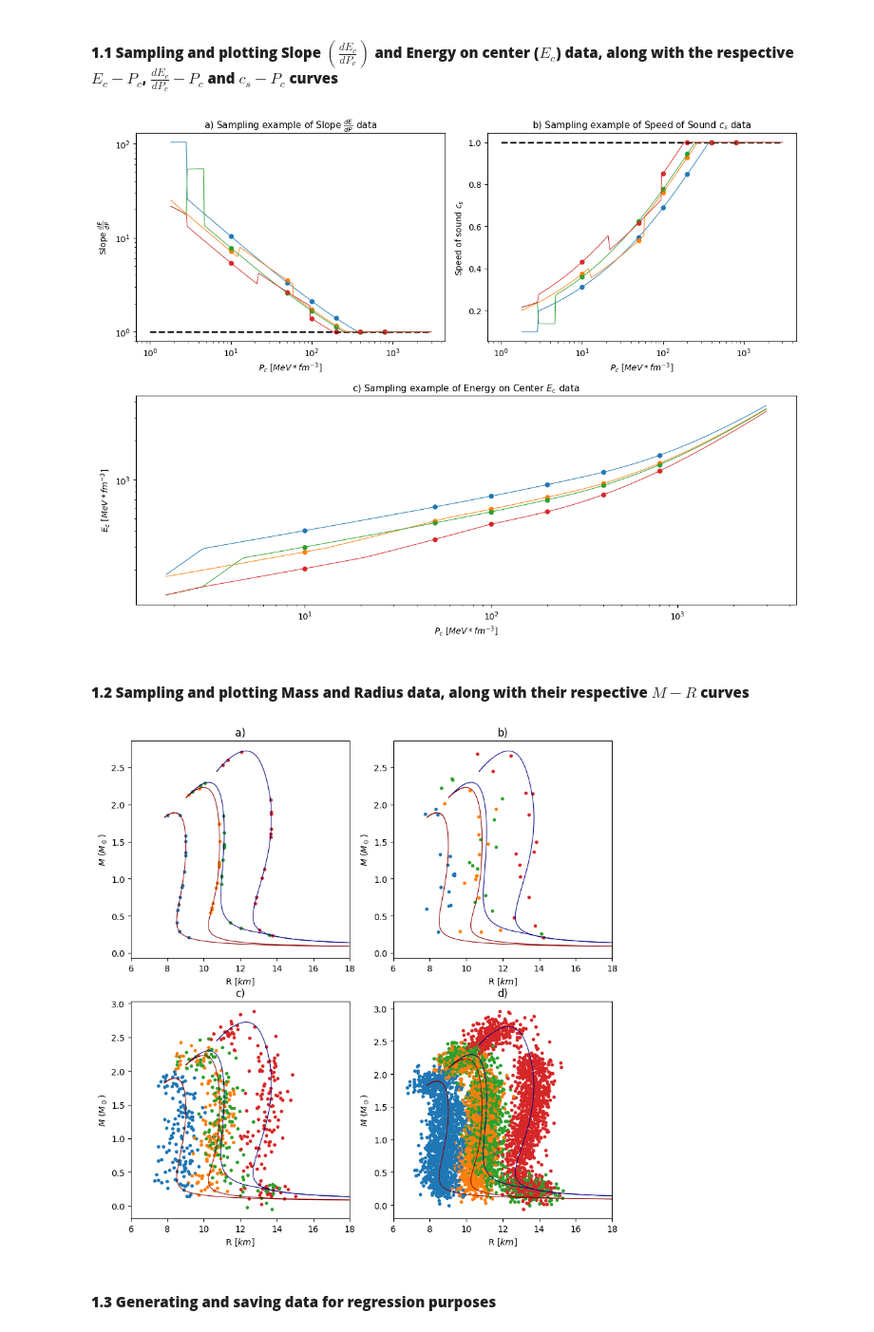
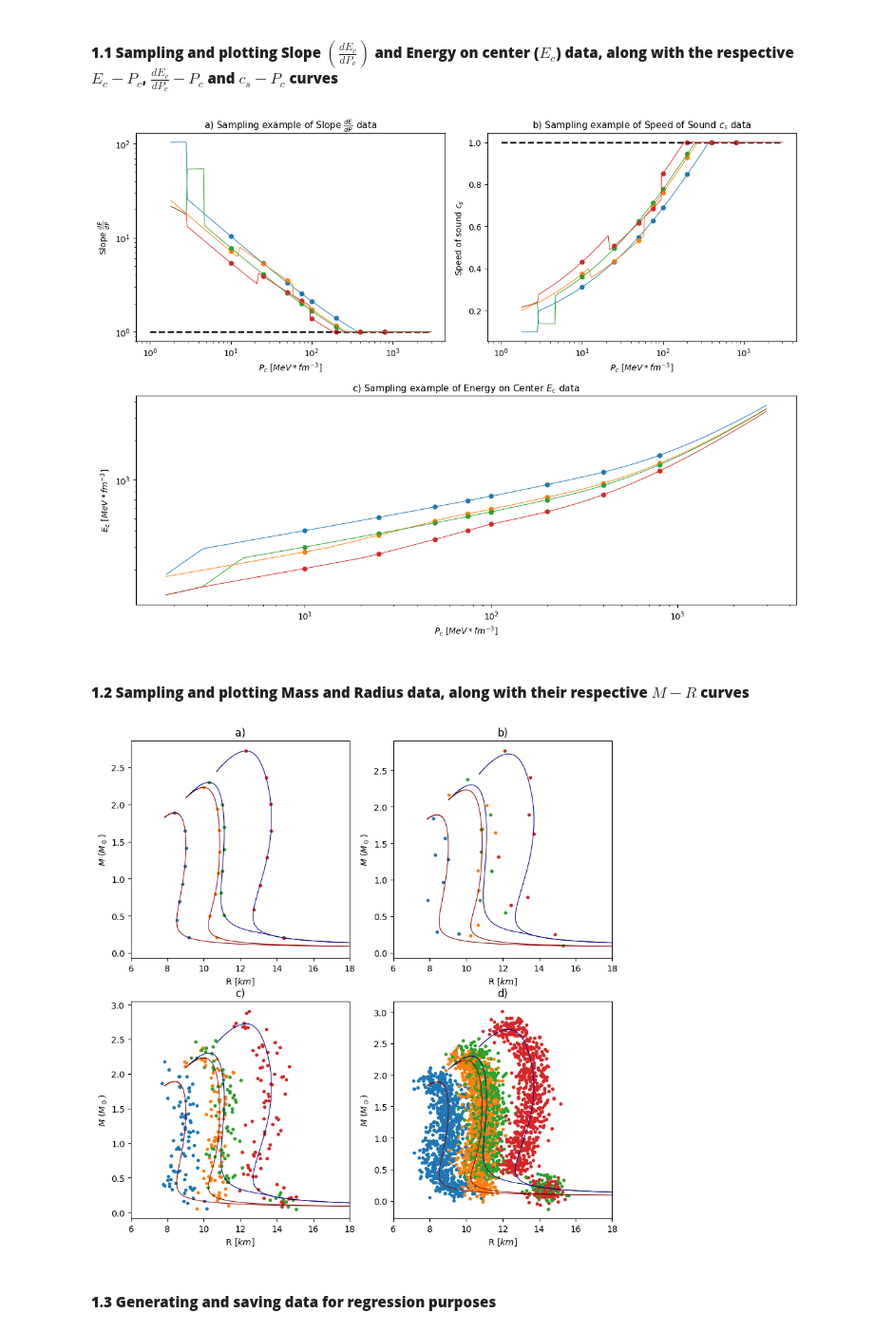
Before and after one commit to istergak/MSc-Computational-Physics-AUTH, a Jupyter notebook: Thesis - ML and ANNs regression models for Exotic Star's EOSs/Part 2 - Handling the TOV equations solution data for Exotic Stars/ExoticStarsResults_2.ipynb, the cells around one changed output. Shown at 95% size. Cells and saved outputs as stored; diff of their text form; code cells hidden in the pictures.

```diff
--- a/Thesis - ML and ANNs regression models for Exotic Star's EOSs/Part 2 - Handling the TOV equations solution data for Exotic Stars/ExoticStarsResults_2.ipynb
+++ b/Thesis - ML and ANNs regression models for Exotic Star's EOSs/Part 2 - Handling the TOV equations solution data for Exotic Stars/ExoticStarsResults_2.ipynb
@@ -38,7 +38,7 @@ axis_sample_cs_NS = plt.subplot2grid((2,2),(0,1))
 axis_sample_energy_NS = plt.subplot2grid((2,2),(1,0),colspan=2)
 
 # Pressure points, on which the values of Slope (dE_dP) and Energy density will be collected
-pressure_points = [10,50,100,200,400,800]
+pressure_points = [10,25,50,75,100,200,400,800]
 
 # Sampling Slope (dE_dP) and Energy density data without observational noise (1 sample per EOS curve)
 slope_sample_HLPS2_ADDDL,energy_sample_HLPS2_ADDDL= polyNSdata().sample_EOS("HLPS-2_ADDDL_sol.csv",Pc_points=pressure_points,noiseSl_mv=0,noiseSl_std=0,noiseEc_mv=0,noiseEc_std=0)
@@ -126,18 +126,19 @@ axes_sample_EOS_NS.set_yticks([])
 plt.tight_layout()
 plt.show()
 # %% [output]
-[figure, old version]
+[figure, new version]
 # %% [markdown]
 #### **1.2 Sampling and plotting  Mass and Radius data, along with their respective $M-R$ curves**
 # %%
 # Defining the figure and the axes
 fig_sample_MR_NS,axes_sample_MR_NS = plt.subplots(2,2,figsize=(10,10))
+points_mr = 8
 
 # Sampling Mass and Radius data without observational noise (1 sample per M-R curve)
-mass_sample_HLPS2_ADDDL_1,radius_sample_HLPS2_ADDDL_1 = polyNSdata().sample_MR("HLPS-2_ADDDL_sol.csv",850,0.2,[3,3,3,3,3],noiseM_std=0,noiseR_std=0)
-mass_sample_HLPS2_DCDCL_1,radius_sample_HLPS2_DCDCL_1 = polyNSdata().sample_MR("HLPS-2_DCDCL_sol.csv",850,0.2,[3,3,3,3,3],noiseM_std=0,noiseR_std=0)
-mass_sample_HLPS3_ADDDL_1,radius_sample_HLPS3_ADDDL_1 = polyNSdata().sample_MR("HLPS-3_ADDDL_sol.csv",850,0.2,[3,3,3,3,3],noiseM_std=0,noiseR_std=0)
-mass_sample_HLPS3_DCDCL_1,radius_sample_HLPS3_DCDCL_1 = polyNSdata().sample_MR("HLPS-3_DCDCL_sol.csv",850,0.2,[3,3,3,3,3],noiseM_std=0,noiseR_std=0)
+mass_sample_HLPS2_ADDDL_1,radius_sample_HLPS2_ADDDL_1 = polyNSdata().sample_MR("HLPS-2_ADDDL_sol.csv",850,0.2,points_mr,noiseM_std=0,noiseR_std=0)
+mass_sample_HLPS2_DCDCL_1,radius_sample_HLPS2_DCDCL_1 = polyNSdata().sample_MR("HLPS-2_DCDCL_sol.csv",850,0.2,points_mr,noiseM_std=0,noiseR_std=0)
+mass_sample_HLPS3_ADDDL_1,radius_sample_HLPS3_ADDDL_1 = polyNSdata().sample_MR("HLPS-3_ADDDL_sol.csv",850,0.2,points_mr,noiseM_std=0,noiseR_std=0)
+mass_sample_HLPS3_DCDCL_1,radius_sample_HLPS3_DCDCL_1 = polyNSdata().sample_MR("HLPS-3_DCDCL_sol.csv",850,0.2,points_mr,noiseM_std=0,noiseR_std=0)
 
 # Plotting these sampling data without observational noise
 axes_sample_MR_NS[0,0].plot(radius_sample_HLPS2_ADDDL_1,mass_sample_HLPS2_ADDDL_1,".")
@@ -161,10 +162,10 @@ axes_sample_MR_NS[0,0].set_xbound([6,18])
 
 
 # Sampling Mass and Radius data with observational noise (1 sample per M-R curve)
-mass_sample_HLPS2_ADDDL_1n,radius_sample_HLPS2_ADDDL_1n = polyNSdata().sample_MR("HLPS-2_ADDDL_sol.csv",850,0.2,[3,3,3,3,3],noiseM_std=0.1,noiseR_std=0.5)
-mass_sample_HLPS2_DCDCL_1n,radius_sample_HLPS2_DCDCL_1n = polyNSdata().sample_MR("HLPS-2_DCDCL_sol.csv",850,0.2,[3,3,3,3,3],noiseM_std=0.1,noiseR_std=0.5)
-mass_sample_HLPS3_ADDDL_1n,radius_sample_HLPS3_ADDDL_1n = polyNSdata().sample_MR("HLPS-3_ADDDL_sol.csv",850,0.2,[3,3,3,3,3],noiseM_std=0.1,noiseR_std=0.5)
-mass_sample_HLPS3_DCDCL_1n,radius_sample_HLPS3_DCDCL_1n = polyNSdata().sample_MR("HLPS-3_DCDCL_sol.csv",850,0.2,[3,3,3,3,3],noiseM_std=0.1,noiseR_std=0.5)
+mass_sample_HLPS2_ADDDL_1n,radius_sample_HLPS2_ADDDL_1n = polyNSdata().sample_MR("HLPS-2_ADDDL_sol.csv",850,0.2,points_mr,noiseM_std=0.1,noiseR_std=0.5)
+mass_sample_HLPS2_DCDCL_1n,radius_sample_HLPS2_DCDCL_1n = polyNSdata().sample_MR("HLPS-2_DCDCL_sol.csv",850,0.2,points_mr,noiseM_std=0.1,noiseR_std=0.5)
+mass_sample_HLPS3_ADDDL_1n,radius_sample_HLPS3_ADDDL_1n = polyNSdata().sample_MR("HLPS-3_ADDDL_sol.csv",850,0.2,points_mr,noiseM_std=0.1,noiseR_std=0.5)
+mass_sample_HLPS3_DCDCL_1n,radius_sample_HLPS3_DCDCL_1n = polyNSdata().sample_MR("HLPS-3_DCDCL_sol.csv",850,0.2,points_mr,noiseM_std=0.1,noiseR_std=0.5)
 
 # Plotting these sampling data without observational noise
 axes_sample_MR_NS[0,1].plot(radius_sample_HLPS2_ADDDL_1n,mass_sample_HLPS2_ADDDL_1n,".")
@@ -187,10 +188,10 @@ axes_sample_MR_NS[0,1].set_xbound([6,18])
 
 # Sampling Mass and Radius data with observational noise (10 samples per M-R curve)
 for i in range(0,10):
-    mass_sample_HLPS2_ADDDL_10n,radius_sample_HLPS2_ADDDL_10n = polyNSdata().sample_MR("HLPS-2_ADDDL_sol.csv",850,0.2,[3,3,3,3,3],noiseM_std=0.1,noiseR_std=0.5)
-    mass_sample_HLPS2_DCDCL_10n,radius_sample_HLPS2_DCDCL_10n = polyNSdata().sample_MR("HLPS-2_DCDCL_sol.csv",850,0.2,[3,3,3,3,3],noiseM_std=0.1,noiseR_std=0.5)
-    mass_sample_HLPS3_ADDDL_10n,radius_sample_HLPS3_ADDDL_10n = polyNSdata().sample_MR("HLPS-3_ADDDL_sol.csv",850,0.2,[3,3,3,3,3],noiseM_std=0.1,noiseR_std=0.5)
-    mass_sample_HLPS3_DCDCL_10n,radius_sample_HLPS3_DCDCL_10n = polyNSdata().sample_MR("HLPS-3_DCDCL_sol.csv",850,0.2,[3,3,3,3,3],noiseM_std=0.1,noiseR_std=0.5)
+    mass_sample_HLPS2_ADDDL_10n,radius_sample_HLPS2_ADDDL_10n = polyNSdata().sample_MR("HLPS-2_ADDDL_sol.csv",850,0.2,points_mr,noiseM_std=0.1,noiseR_std=0.5)
+    mass_sample_HLPS2_DCDCL_10n,radius_sample_HLPS2_DCDCL_10n = polyNSdata().sample_MR("HLPS-2_DCDCL_sol.csv",850,0.2,points_mr,noiseM_std=0.1,noiseR_std=0.5)
+    mass_sample_HLPS3_ADDDL_10n,radius_sample_HLPS3_ADDDL_10n = polyNSdata().sample_MR("HLPS-3_ADDDL_sol.csv",850,0.2,points_mr,noiseM_std=0.1,noiseR_std=0.5)
+    mass_sample_HLPS3_DCDCL_10n,radius_sample_HLPS3_DCDCL_10n = polyNSdata().sample_MR("HLPS-3_DCDCL_sol.csv",850,0.2,points_mr,noiseM_std=0.1,noiseR_std=0.5)
 
     # Plotting these sampling data without observational noise
     axes_sample_MR_NS[1,0].plot(radius_sample_HLPS2_ADDDL_10n,mass_sample_HLPS2_ADDDL_10n,".",color='#1f77b4')
@@ -204,39 +205,39 @@ polyNSdata().plot_MR_curve("HLPS-2_DCDCL_sol.csv",axes_sample_MR_NS[1,0],"darkre
 polyNSdata().plot_MR_curve("HLPS-3_ADDDL_sol.csv",axes_sample_MR_NS[1,0],"navy","polytropic",850)
 polyNSdata().plot_MR_curve("HLPS-3_DCDCL_sol.csv",axes_sample_MR_NS[1,0],"navy","polytropic",850)
 
 # Adding labels, bounds on axes and title for clarity
 axes_sample_MR_NS[1,0].set_title("c)",fontsize=12)
 axes_sample_MR_NS[1,0].set_xlabel(r"R $[km]$",fontsize=10)
 axes_sample_MR_NS[1,0].set_ylabel(r"$M$ $(M_\odot)$",fontsize=10)
 axes_sample_MR_NS[1,0].set_xbound([6,18])
 
 
-# Sampling Mass and Radius data with observational noise (10 samples per M-R curve)
+# Sampling Mass and Radius data with observational noise (100 samples per M-R curve)
 for i in range(0,100):
-    mass_sample_HLPS2_ADDDL_100n,radius_sample_HLPS2_ADDDL_100n = polyNSdata().sample_MR("HLPS-2_ADDDL_sol.csv",850,0.2,[3,3,3,3,3],noiseM_std=0.1,noiseR_std=0.5)
-    mass_sample_HLPS2_DCDCL_100n,radius_sample_HLPS2_DCDCL_100n = polyNSdata().sample_MR("HLPS-2_DCDCL_sol.csv",850,0.2,[3,3,3,3,3],noiseM_std=0.1,noiseR_std=0.5)
-    mass_sample_HLPS3_ADDDL_100n,radius_sample_HLPS3_ADDDL_100n = polyNSdata().sample_MR("HLPS-3_ADDDL_sol.csv",850,0.2,[3,3,3,3,3],noiseM_std=0.1,noiseR_std=0.5)
-    mass_sample_HLPS3_DCDCL_100n,radius_sample_HLPS3_DCDCL_100n = polyNSdata().sample_MR("HLPS-3_DCDCL_sol.csv",850,0.2,[3,3,3,3,3],noiseM_std=0.1,noiseR_std=0.5)
+    mass_sample_HLPS2_ADDDL_100n,radius_sample_HLPS2_ADDDL_100n = polyNSdata().sample_MR("HLPS-2_ADDDL_sol.csv",850,0.2,points_mr,noiseM_std=0.1,noiseR_std=0.5)
+    mass_sample_HLPS2_DCDCL_100n,radius_sample_HLPS2_DCDCL_100n = polyNSdata().sample_MR("HLPS-2_DCDCL_sol.csv",850,0.2,points_mr,noiseM_std=0.1,noiseR_std=0.5)
+    mass_sample_HLPS3_ADDDL_100n,radius_sample_HLPS3_ADDDL_100n = polyNSdata().sample_MR("HLPS-3_ADDDL_sol.csv",850,0.2,points_mr,noiseM_std=0.1,noiseR_std=0.5)
+    mass_sample_HLPS3_DCDCL_100n,radius_sample_HLPS3_DCDCL_100n = polyNSdata().sample_MR("HLPS-3_DCDCL_sol.csv",850,0.2,points_mr,noiseM_std=0.1,noiseR_std=0.5)
 
     # Plotting these sampling data without observational noise
     axes_sample_MR_NS[1,1].plot(radius_sample_HLPS2_ADDDL_100n,mass_sample_HLPS2_ADDDL_100n,".",color='#1f77b4')
     axes_sample_MR_NS[1,1].plot(radius_sample_HLPS2_DCDCL_100n,mass_sample_HLPS2_DCDCL_100n,".",color='#ff7f0e')
     axes_sample_MR_NS[1,1].plot(radius_sample_HLPS3_ADDDL_100n,mass_sample_HLPS3_ADDDL_100n,".",color='#2ca02c')
     axes_sample_MR_NS[1,1].plot(radius_sample_HLPS3_DCDCL_100n,mass_sample_HLPS3_DCDCL_100n,".",color='#d62728')
 
 # Plotting the respective M-R curves
 polyNSdata().plot_MR_curve("HLPS-2_ADDDL_sol.csv",axes_sample_MR_NS[1,1],"darkred","polytropic",850)
 polyNSdata().plot_MR_curve("HLPS-2_DCDCL_sol.csv",axes_sample_MR_NS[1,1],"darkred","polytropic",850)
 polyNSdata().plot_MR_curve("HLPS-3_ADDDL_sol.csv",axes_sample_MR_NS[1,1],"navy","polytropic",850)
 polyNSdata().plot_MR_curve("HLPS-3_DCDCL_sol.csv",axes_sample_MR_NS[1,1],"navy","polytropic",850)
 
 # Adding labels, bounds on axes and title for clarity
 axes_sample_MR_NS[1,1].set_title("d)",fontsize=12)
 axes_sample_MR_NS[1,1].set_xlabel(r"R $[km]$",fontsize=10)
 axes_sample_MR_NS[1,1].set_ylabel(r"$M$ $(M_\odot)$",fontsize=10)
 axes_sample_MR_NS[1,1].set_xbound([6,18])
 # %% [output]
-[figure, old version]
+[figure, new version]
 # %% [markdown]
 #### **1.3 Generating and saving data for regression purposes**
 # %%
```
Also changed, not shown: parts of 4 cells of this notebook.
